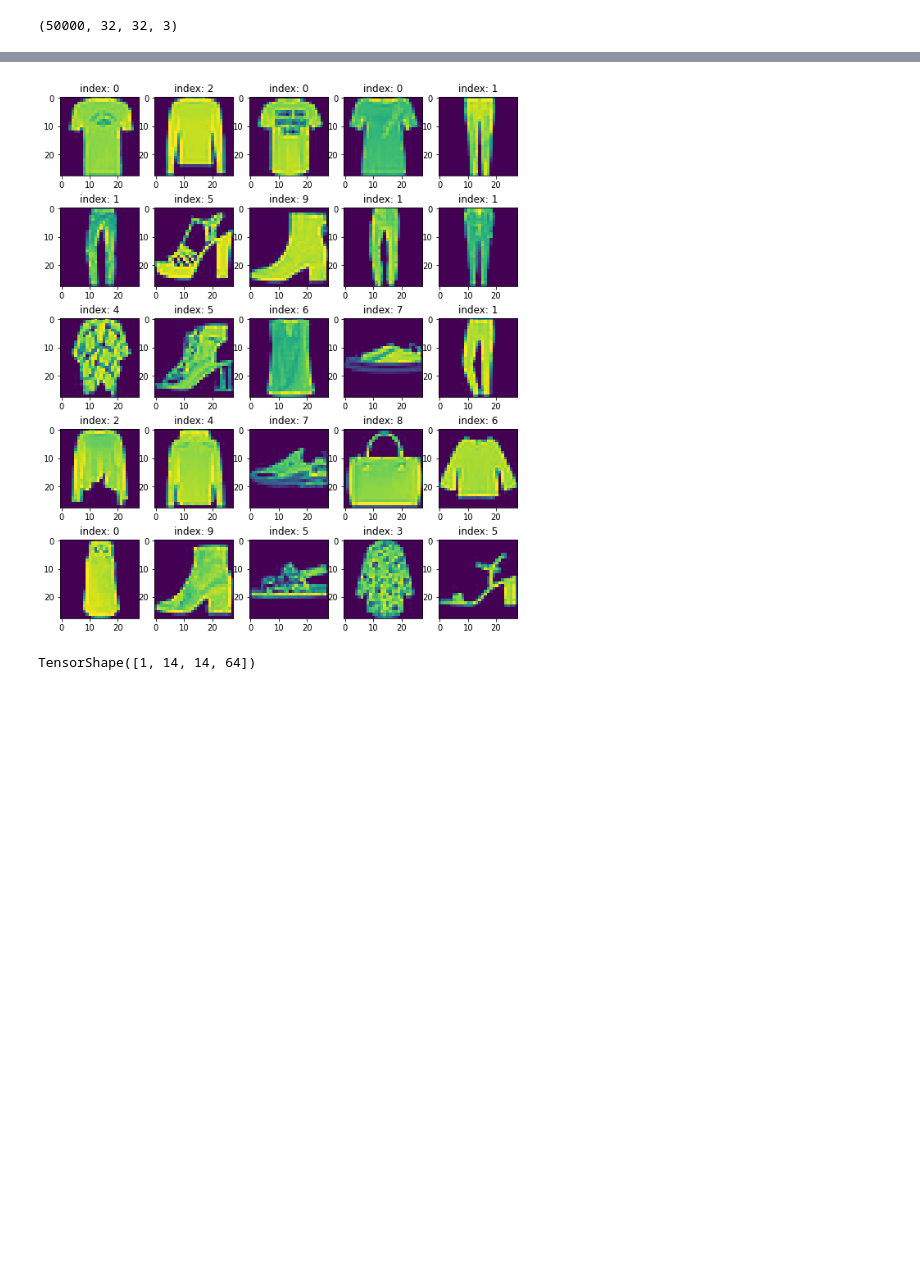
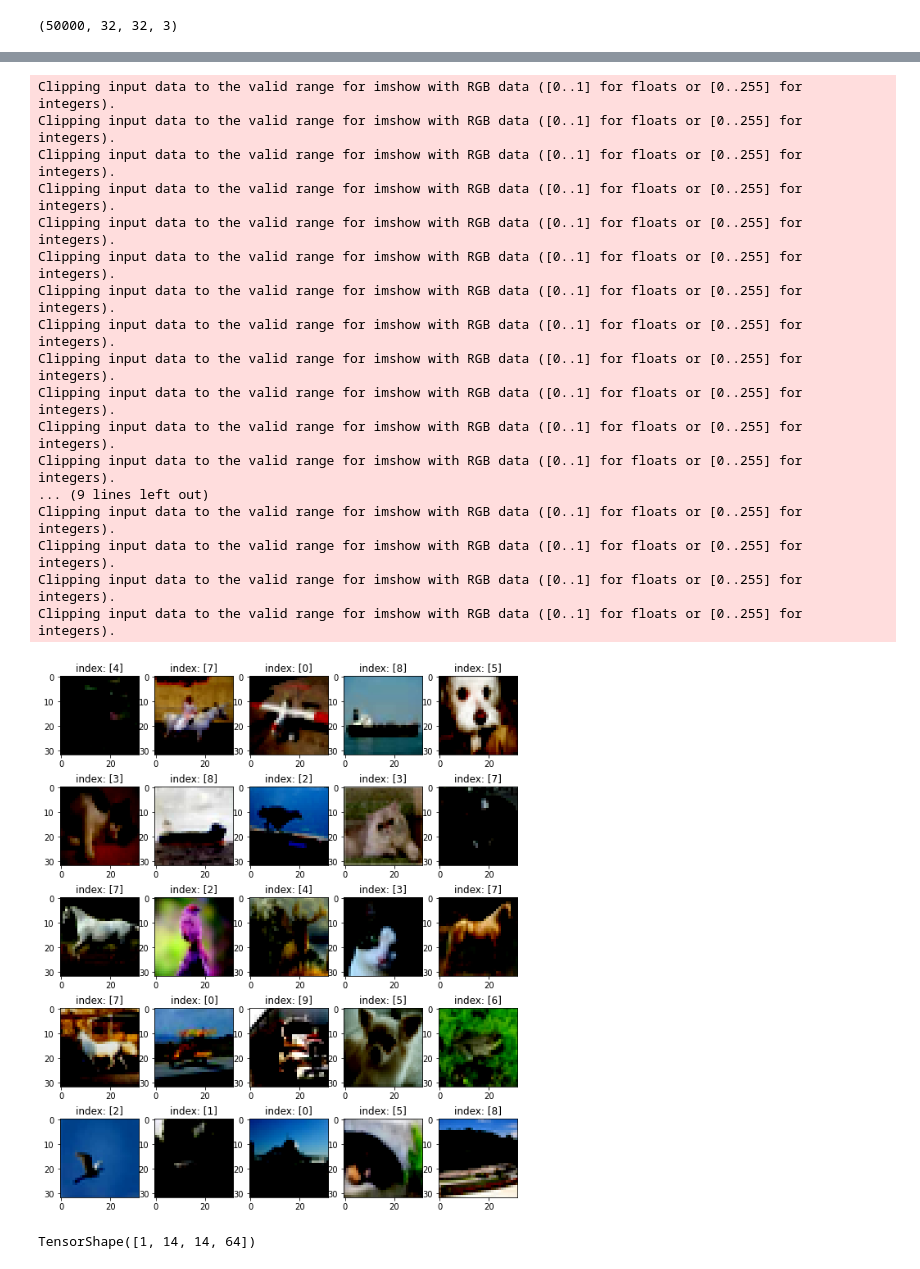
Before and after one commit to SunCreation/aiffel, a Jupyter notebook: Working/AI/Style_Generator/fasion_stylist.ipynb, the cells around one changed output, grey strips where cells are left out. Saved outputs shown, nothing was run; the diff lists cells and outputs as text; code cells hidden in the pictures; blank space fills up the shorter version.

```diff
--- a/Working/AI/Style_Generator/fasion_stylist.ipynb
+++ b/Working/AI/Style_Generator/fasion_stylist.ipynb
@@ -19,7 +19,9 @@ print("tensorflow", tf.__version__)
 # %% [output]
 tensorflow 2.4.1
 # %%
-fashion_mnist = tf.keras.datasets.fashion_mnist
+cifar10 = tf.keras.datasets.cifar10
 
-(train_x, train_y), (test_x, _) = fashion_mnist.load_data()
+(train_x, train_y), (test_x, _) = cifar10.load_data()
+
+train_x.shape
 # %% [output]
@@ -50,6 +47,6 @@ train_x.shape
 # %% [output]
 (50000, 32, 32, 3)
 # %%
-train_x = train_x.reshape(train_x.shape[0], 28, 28, 1).astype('float32')
+train_x = train_x.astype('float32')
 train_x.shape
 # %% [output]
@@ -64,10 +60,14 @@ Clipping input data to the valid range for imshow with RGB data ([0..1] for floa
 # %%
 plt.figure(figsize=(10, 5))
+def unorm(output_):
+    # output_ = output_.numpy()
+    output_ = (output_*127.5 + 127.5).astype("int16")
+    return output_
 
 for i in range(10):
     plt.subplot(2, 5, i+1)
-    plt.imshow(train_x[i], cmap='gray')
-    plt.title(f'index: {i}')
+    plt.imshow(unorm(train_x[i]))
+    plt.title(f'index: {train_y[i]}')
     plt.axis('off')
 plt.show()
 # %% [output]
@@ -85,13 +75,30 @@ Clipping input data to the valid range for imshow with RGB data ([0..1] for floa
 # %%
 plt.figure(figsize=(10, 12))
-X = np.random.randint(0,60000, 25)
+X = np.random.randint(0,50000, 25)
 for i in range(25):
     # [[MY CODE]]
     plt.subplot(5,5,i+1)
     plt.imshow(train_x[X[i]])
     plt.title(f'index: {train_y[X[i]]}')
 
 plt.show()
 # %% [output]
+Clipping input data to the valid range for imshow with RGB data ([0..1] for floats or [0..255] for integers).
+Clipping input data to the valid range for imshow with RGB data ([0..1] for floats or [0..255] for integers).
+Clipping input data to the valid range for imshow with RGB data ([0..1] for floats or [0..255] for integers).
+Clipping input data to the valid range for imshow with RGB data ([0..1] for floats or [0..255] for integers).
+Clipping input data to the valid range for imshow with RGB data ([0..1] for floats or [0..255] for integers).
+Clipping input data to the valid range for imshow with RGB data ([0..1] for floats or [0..255] for integers).
+Clipping input data to the valid range for imshow with RGB data ([0..1] for floats or [0..255] for integers).
+Clipping input data to the valid range for imshow with RGB data ([0..1] for floats or [0..255] for integers).
+Clipping input data to the valid range for imshow with RGB data ([0..1] for floats or [0..255] for integers).
+Clipping input data to the valid range for imshow with RGB data ([0..1] for floats or [0..255] for integers).
+Clipping input data to the valid range for imshow with RGB data ([0..1] for floats or [0..255] for integers).
+Clipping input data to the valid range for imshow with RGB data ([0..1] for floats or [0..255] for integers).
+... (9 lines left out)
+Clipping input data to the valid range for imshow with RGB data ([0..1] for floats or [0..255] for integers).
+Clipping input data to the valid range for imshow with RGB data ([0..1] for floats or [0..255] for integers).
+Clipping input data to the valid range for imshow with RGB data ([0..1] for floats or [0..255] for integers).
+Clipping input data to the valid range for imshow with RGB data ([0..1] for floats or [0..255] for integers).
-[figure, old version]
+[figure, new version]
 # %%
```
Also changed, not shown: parts of 23 cells of this notebook, 2 other files.
